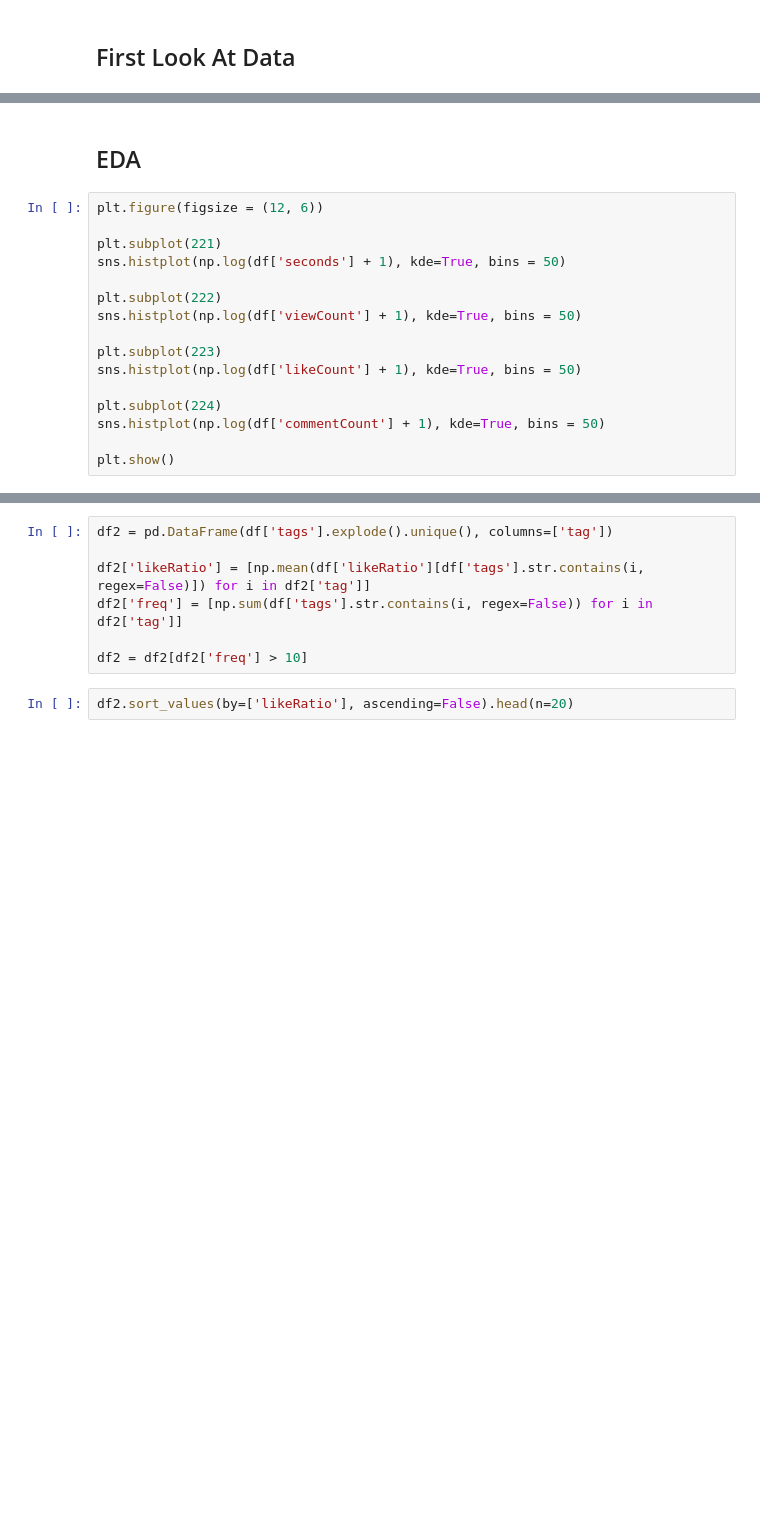
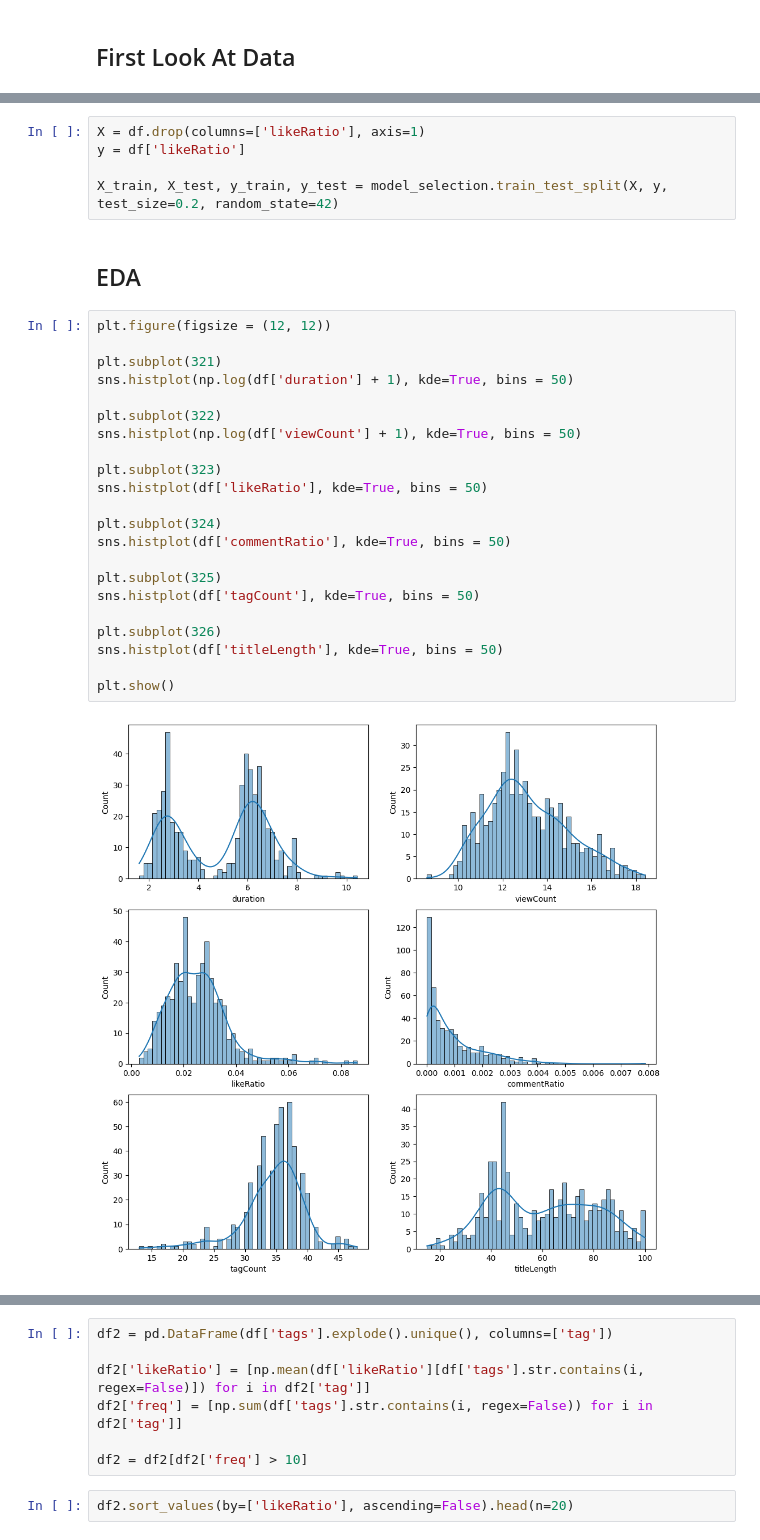
Before and after one commit to mw01github/Full-Data-Science-Process-Project, a Jupyter notebook: Analysis.ipynb, the cells around one changed output, grey strips where cells are left out. Drawn from its saved outputs; the diff is of its cells as text; blank space fills up the shorter version.

```diff
--- a/Analysis.ipynb
+++ b/Analysis.ipynb
@@ -92,19 +97,32 @@ None
+# %%
+X = df.drop(columns=['likeRatio'], axis=1)
+y = df['likeRatio']
+
+X_train, X_test, y_train, y_test = model_selection.train_test_split(X, y, test_size=0.2, random_state=42)
 # %% [markdown]
 ## EDA
 # %%
-plt.figure(figsize = (12, 6))
+plt.figure(figsize = (12, 12))
 
-plt.subplot(221)
-sns.histplot(np.log(df['seconds'] + 1), kde=True, bins = 50)
+plt.subplot(321)
+sns.histplot(np.log(df['duration'] + 1), kde=True, bins = 50)
 
-plt.subplot(222)
+plt.subplot(322)
 sns.histplot(np.log(df['viewCount'] + 1), kde=True, bins = 50)
 
-plt.subplot(223)
-sns.histplot(np.log(df['likeCount'] + 1), kde=True, bins = 50)
+plt.subplot(323)
+sns.histplot(df['likeRatio'], kde=True, bins = 50)
 
-plt.subplot(224)
-sns.histplot(np.log(df['commentCount'] + 1), kde=True, bins = 50)
+plt.subplot(324)
+sns.histplot(df['commentRatio'], kde=True, bins = 50)
+
+plt.subplot(325)
+sns.histplot(df['tagCount'], kde=True, bins = 50)
+
+plt.subplot(326)
+sns.histplot(df['titleLength'], kde=True, bins = 50)
 
 plt.show()
+# %% [output]
+[figure, added]
 # %%
```
Also changed, not shown: parts of 12 cells of this notebook.
